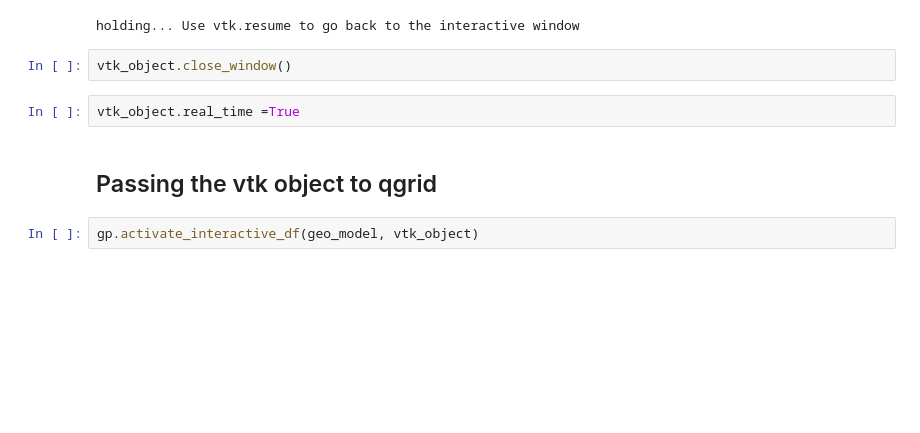
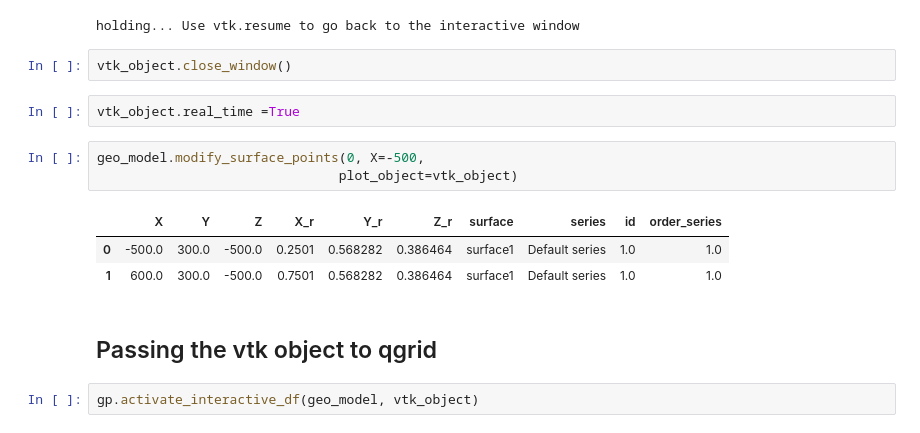
Before and after one commit to gempy-project/gempy, a Jupyter notebook: notebooks/tutorials/ch1-6_CreatingModels.ipynb, the cells around one changed output. Drawn from its saved outputs; the diff is of its cells as text; blank space fills up the shorter version.

```diff
--- a/notebooks/tutorials/ch1-6_CreatingModels.ipynb
+++ b/notebooks/tutorials/ch1-6_CreatingModels.ipynb
@@ -94,6 +94,13 @@ holding... Use vtk.resume to go back to the interactive window
 vtk_object.close_window()
 # %%
 vtk_object.real_time =True
+# %%
+geo_model.modify_surface_points(0, X=-500,
+                               plot_object=vtk_object)
+# %% [output]
+|  | X | Y | Z | X_r | Y_r | Z_r | surface | series | id | order_series |
+| 0 | -500.0 | 300.0 | -500.0 | 0.2501 | 0.568282 | 0.386464 | surface1 | Default series | 1.0 | 1.0 |
+| 1 | 600.0 | 300.0 | -500.0 | 0.7501 | 0.568282 | 0.386464 | surface1 | Default series | 1.0 | 1.0 |
 # %% [markdown]
 ## Passing the vtk object to qgrid
 # %%
```
Also changed, not shown: parts of 8 cells of this notebook, 4 other files.
